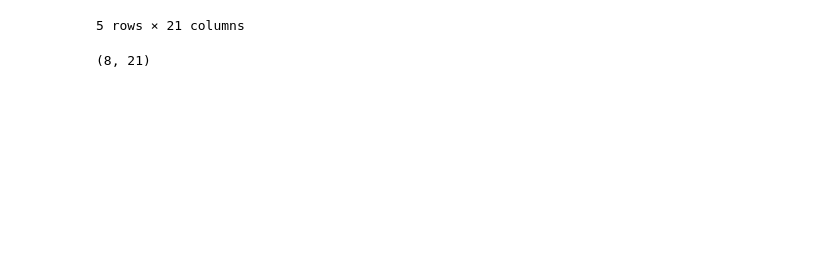
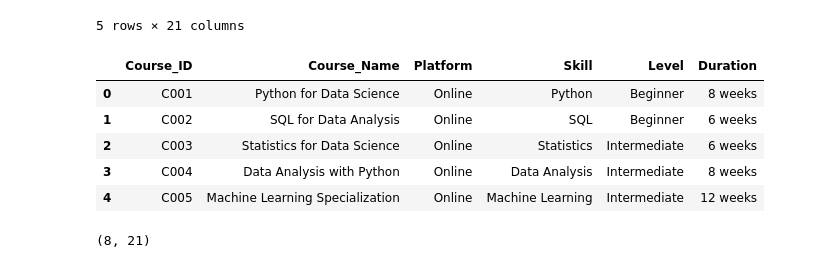
Before and after one commit to omhole8296/CareerSense-ai_career_recommendation_system, a Jupyter notebook: notebooks/03_Skill_Gap_Engine.ipynb, the cells around one changed output. Saved outputs shown, nothing was run; the diff lists cells and outputs as text; code cells hidden in the pictures; blank space fills up the shorter version.

```diff
--- a/notebooks/03_Skill_Gap_Engine.ipynb
+++ b/notebooks/03_Skill_Gap_Engine.ipynb
@@ -13,6 +13,17 @@ career_skills.head()
 | 3 | Software Developer | 3 | 2 | 1 | 1 | 1 | 1 | 0 | ... |
 | 4 | Web Developer | 2 | 2 | 1 | 0 | 1 | 0 | 0 | ... |
 5 rows × 21 columns
+# %%
+courses = pd.read_csv("../data/courses.csv")
+
+courses.head()
+# %% [output]
+|  | Course_ID | Course_Name | Platform | Skill | Level | Duration |
+| 0 | C001 | Python for Data Science | Online | Python | Beginner | 8 weeks |
+| 1 | C002 | SQL for Data Analysis | Online | SQL | Beginner | 6 weeks |
+| 2 | C003 | Statistics for Data Science | Online | Statistics | Intermediate | 6 weeks |
+| 3 | C004 | Data Analysis with Python | Online | Data Analysis | Intermediate | 8 weeks |
+| 4 | C005 | Machine Learning Specialization | Online | Machine Learning | Intermediate | 12 weeks |
 # %%
 career_skills.shape
 # %% [output]
```
Also changed, not shown: parts of 10 cells of this notebook, 2 other files.
